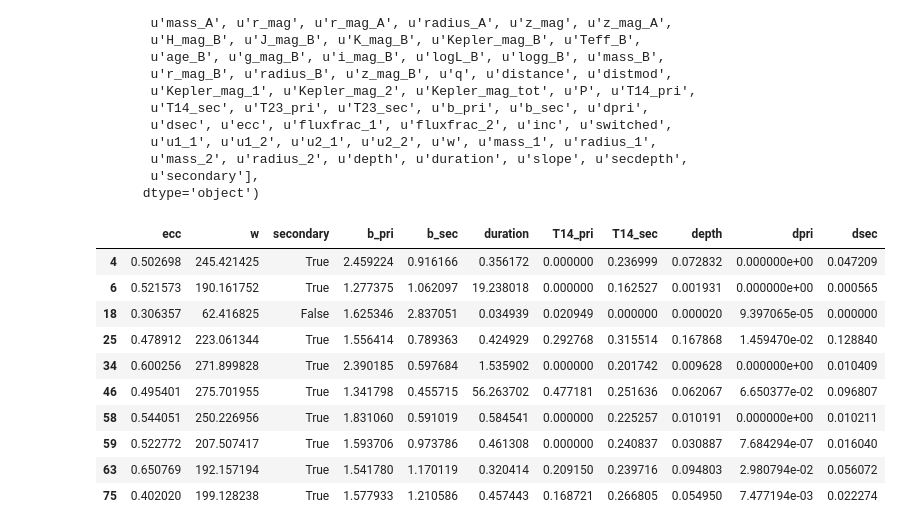
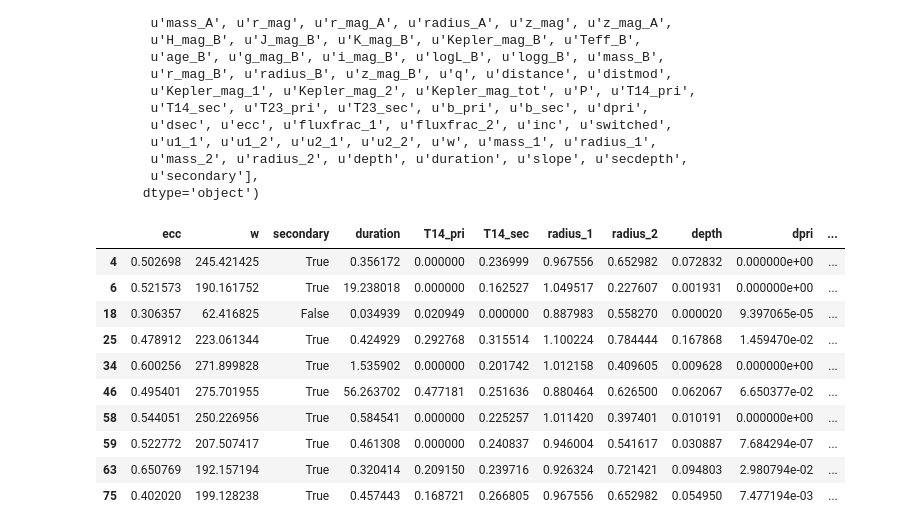
Before and after one commit to timothydmorton/exosyspop, a Jupyter notebook: Exploration.ipynb, the cells around one changed output. Saved outputs shown, nothing was run; the diff lists cells and outputs as text; code cells hidden in the pictures.

```diff
--- a/Exploration.ipynb
+++ b/Exploration.ipynb
@@ -33,6 +33,9 @@ from vespa import EBPopulation
 ebpop = EBPopulation(period=100, starmodel=mod, n=1000)
 # %%
 ebpop.fit_trapezoids()
+# %%
+ebpop.save_hdf('ebpop.h5');
+ebpop = EBPopulation.load_hdf('ebpop.h5')
 # %%
 ebpop.stars[['T14_pri','T14_sec','secondary', 'duration','depth','slope']].head()
 # %% [output]
@@ -138,19 +141,20 @@ dur_anal = pop.stars.T14_sec*sec + pop.stars.T14_pri*~sec
 depth_bad = np.absolute(np.log10(depth_anal) - np.log10(pop.stars.depth)) > 0.1
 dur_bad = ((pop.stars.duration-dur_anal)/dur_anal) > 0.2
 # %%
-pop.stars[dur_bad][['ecc','w', 'secondary','b_pri','b_sec','duration','T14_pri','T14_sec','depth','dpri','dsec']].head(10)
+pop.stars[dur_bad][['ecc','w', 'secondary','duration','T14_pri','T14_sec','radius_1','radius_2',
+                    'depth','dpri','dsec']].head(10)
 # %% [output]
-|  | ecc | w | secondary | b_pri | b_sec | duration | T14_pri | T14_sec | depth | dpri | dsec |
-| 4 | 0.502698 | 245.421425 | True | 2.459224 | 0.916166 | 0.356172 | 0.000000 | 0.236999 | 0.072832 | 0.000000e+00 | 0.047209 |
-| 6 | 0.521573 | 190.161752 | True | 1.277375 | 1.062097 | 19.238018 | 0.000000 | 0.162527 | 0.001931 | 0.000000e+00 | 0.000565 |
-| 18 | 0.306357 | 62.416825 | False | 1.625346 | 2.837051 | 0.034939 | 0.020949 | 0.000000 | 0.000020 | 9.397065e-05 | 0.000000 |
-| 25 | 0.478912 | 223.061344 | True | 1.556414 | 0.789363 | 0.424929 | 0.292768 | 0.315514 | 0.167868 | 1.459470e-02 | 0.128840 |
-| 34 | 0.600256 | 271.899828 | True | 2.390185 | 0.597684 | 1.535902 | 0.000000 | 0.201742 | 0.009628 | 0.000000e+00 | 0.010409 |
-| 46 | 0.495401 | 275.701955 | True | 1.341798 | 0.455715 | 56.263702 | 0.477181 | 0.251636 | 0.062067 | 6.650377e-02 | 0.096807 |
-| 58 | 0.544051 | 250.226956 | True | 1.831060 | 0.591019 | 0.584541 | 0.000000 | 0.225257 | 0.010191 | 0.000000e+00 | 0.010211 |
-| 59 | 0.522772 | 207.507417 | True | 1.593706 | 0.973786 | 0.461308 | 0.000000 | 0.240837 | 0.030887 | 7.684294e-07 | 0.016040 |
-| 63 | 0.650769 | 192.157194 | True | 1.541780 | 1.170119 | 0.320414 | 0.209150 | 0.239716 | 0.094803 | 2.980794e-02 | 0.056072 |
-| 75 | 0.402020 | 199.128238 | True | 1.577933 | 1.210586 | 0.457443 | 0.168721 | 0.266805 | 0.054950 | 7.477194e-03 | 0.022274 |
+|  | ecc | w | secondary | duration | T14_pri | T14_sec | radius_1 | radius_2 | depth | dpri | ... |
+| 4 | 0.502698 | 245.421425 | True | 0.356172 | 0.000000 | 0.236999 | 0.967556 | 0.652982 | 0.072832 | 0.000000e+00 | ... |
+| 6 | 0.521573 | 190.161752 | True | 19.238018 | 0.000000 | 0.162527 | 1.049517 | 0.227607 | 0.001931 | 0.000000e+00 | ... |
+| 18 | 0.306357 | 62.416825 | False | 0.034939 | 0.020949 | 0.000000 | 0.887983 | 0.558270 | 0.000020 | 9.397065e-05 | ... |
+| 25 | 0.478912 | 223.061344 | True | 0.424929 | 0.292768 | 0.315514 | 1.100224 | 0.784444 | 0.167868 | 1.459470e-02 | ... |
+| 34 | 0.600256 | 271.899828 | True | 1.535902 | 0.000000 | 0.201742 | 1.012158 | 0.409605 | 0.009628 | 0.000000e+00 | ... |
+| 46 | 0.495401 | 275.701955 | True | 56.263702 | 0.477181 | 0.251636 | 0.880464 | 0.626500 | 0.062067 | 6.650377e-02 | ... |
+| 58 | 0.544051 | 250.226956 | True | 0.584541 | 0.000000 | 0.225257 | 1.011420 | 0.397401 | 0.010191 | 0.000000e+00 | ... |
+| 59 | 0.522772 | 207.507417 | True | 0.461308 | 0.000000 | 0.240837 | 0.946004 | 0.541617 | 0.030887 | 7.684294e-07 | ... |
+| 63 | 0.650769 | 192.157194 | True | 0.320414 | 0.209150 | 0.239716 | 0.926324 | 0.721421 | 0.094803 | 2.980794e-02 | ... |
+| 75 | 0.402020 | 199.128238 | True | 0.457443 | 0.168721 | 0.266805 | 0.967556 | 0.652982 | 0.054950 | 7.477194e-03 | ... |
 # %%
 import logging
 rootLogger = logging.getLogger()
```
Also changed, not shown: parts of 3 cells of this notebook.
